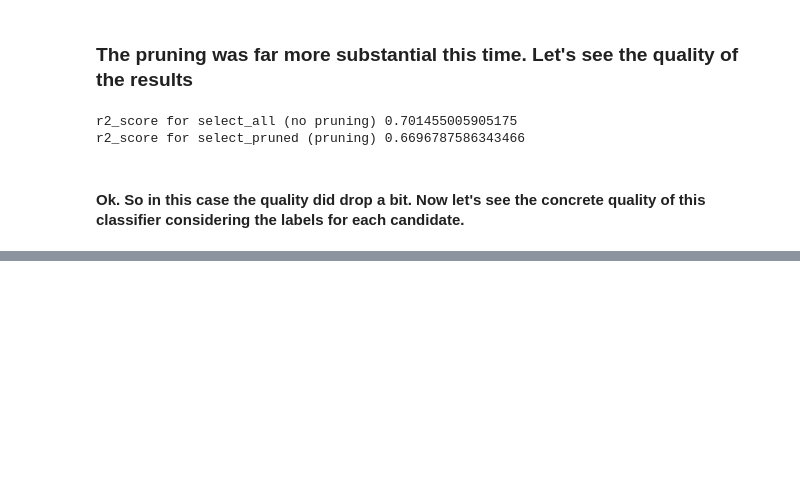
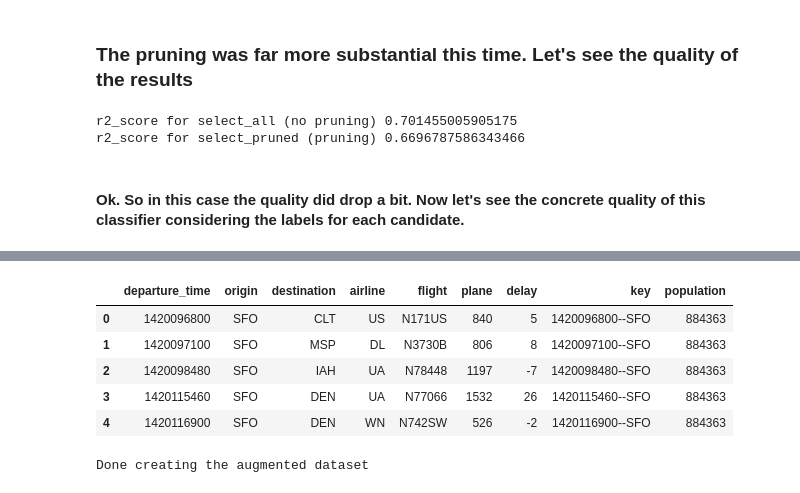
Before and after one commit to VIDA-NYU/prida, a Jupyter notebook: improvement-prediction/helping_feature_selectors/Speeding up Feature Selection.ipynb, the cells around one changed output, grey strips where cells are left out. Cells and saved outputs as stored; diff of their text form; code cells hidden in the pictures; blank space fills up the shorter version.

Commit message:
preparing stuff to run for arda's datasets

```diff
--- a/improvement-prediction/helping_feature_selectors/Speeding up Feature Selection.ipynb
+++ b/improvement-prediction/helping_feature_selectors/Speeding up Feature Selection.ipynb
@@ -1105,0 +1451,27 @@ weighted avg       0.70      0.60      0.63       755
+# %%
+flight_query_dataset = pd.read_csv('arda_datasets/airline/flights.csv')
+categorical_columns = flight_query_dataset.set_index('key').select_dtypes(exclude=['int64', 'float64'])
+categorical_columns = categorical_columns.columns
+# %%
+#school_query_dataset = school_query_dataset.drop(categorical_columns, axis=1)
+categorical_columns
+flight_query_dataset.head()
+# %% [output]
+|  | departure_time | origin | destination | airline | flight | plane | delay | key | population |
+| 0 | 1420096800 | SFO | CLT | US | N171US | 840 | 5 | 1420096800--SFO | 884363 |
+| 1 | 1420097100 | SFO | MSP | DL | N3730B | 806 | 8 | 1420097100--SFO | 884363 |
+| 2 | 1420098480 | SFO | IAH | UA | N78448 | 1197 | -7 | 1420098480--SFO | 884363 |
+| 3 | 1420115460 | SFO | DEN | UA | N77066 | 1532 | 26 | 1420115460--SFO | 884363 |
+| 4 | 1420116900 | SFO | DEN | WN | N742SW | 526 | -2 | 1420116900--SFO | 884363 |
+# %%
+from sklearn.linear_model import LinearRegression
+
+selected_all_airplane, candidates_to_keep_airplane, selected_pruned_airplane = check_efficiency_with_ida(flight_query_dataset,
+                                                                              'arda_datasets/airline/candidates/',
+                                                                              'key',
+                                                                              'population',
+                                                                              openml_training_high_containment,
+                                                                              rename_numerical=False,
+                                                                              separator=',')
+# %% [output]
+Done creating the augmented dataset
```
Also changed, not shown: parts of 32 cells of this notebook.
